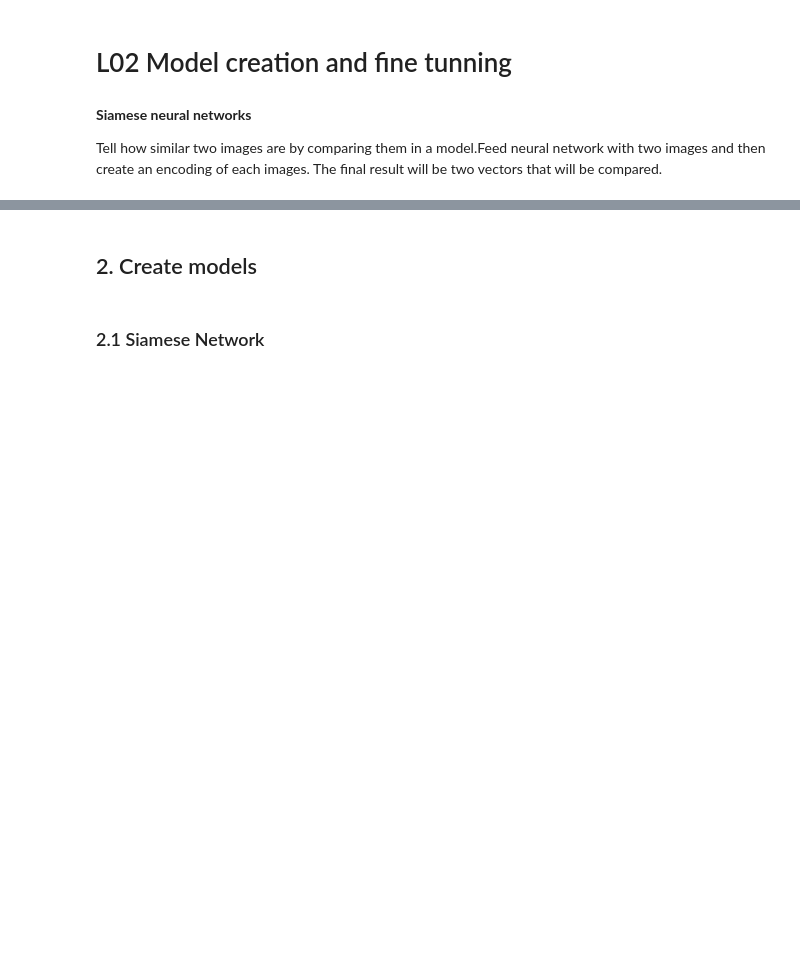
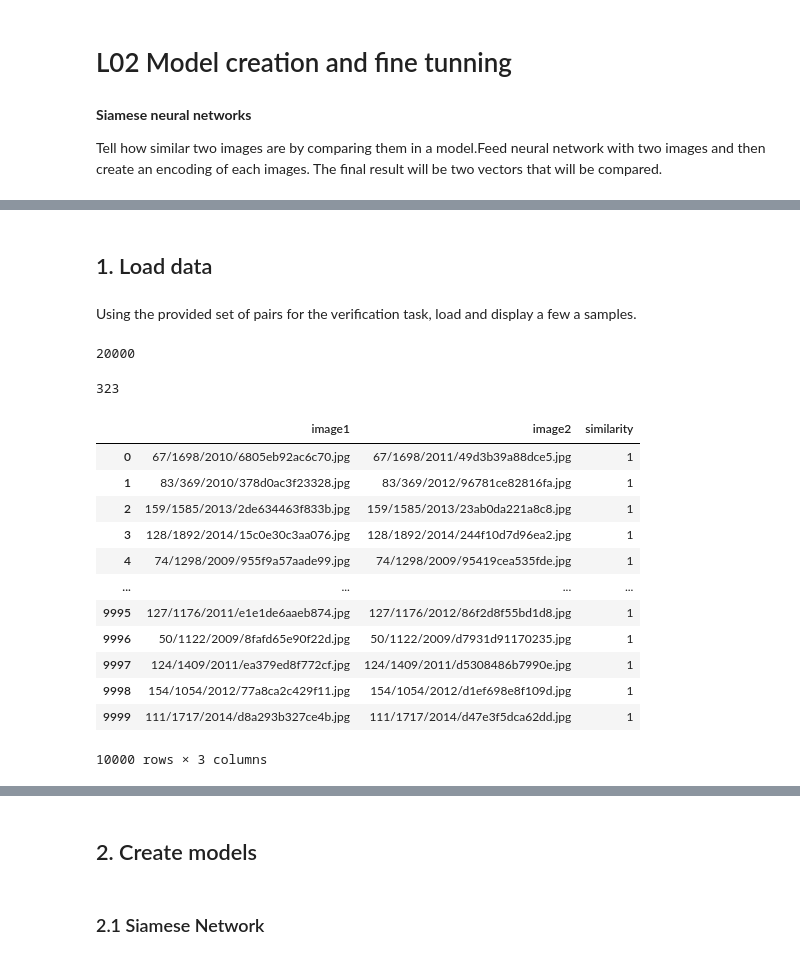
Before and after one commit to StefanoMeAn/Cars-classification-and-verification, a Jupyter notebook: L02_ModelCreation.ipynb, the cells around one changed output, grey strips where cells are left out. Cells and saved outputs as stored; diff of their text form; code cells hidden in the pictures; blank space fills up the shorter version.

```diff
--- a/L02_ModelCreation.ipynb
+++ b/L02_ModelCreation.ipynb
@@ -12,0 +18,4 @@ import torch.nn.functional as F
+# %% [markdown]
+## 1. Load data
+# %% [markdown]
+Using the provided set of pairs for the verification task, load and display a few a samples.
@@ -12,0 +30,24 @@ import torch.nn.functional as F
+# %%
+len(PAIRS_EASY)
+# %% [output]
+20000
+# %%
+np.random.randint(0, 1000)
+# %% [output]
+323
+# %%
+similar_pairs
+# %% [output]
+|  | image1 | image2 | similarity |
+| 0 | 67/1698/2010/6805eb92ac6c70.jpg | 67/1698/2011/49d3b39a88dce5.jpg | 1 |
+| 1 | 83/369/2010/378d0ac3f23328.jpg | 83/369/2012/96781ce82816fa.jpg | 1 |
+| 2 | 159/1585/2013/2de634463f833b.jpg | 159/1585/2013/23ab0da221a8c8.jpg | 1 |
+| 3 | 128/1892/2014/15c0e30c3aa076.jpg | 128/1892/2014/244f10d7d96ea2.jpg | 1 |
+| 4 | 74/1298/2009/955f9a57aade99.jpg | 74/1298/2009/95419cea535fde.jpg | 1 |
+| ... | ... | ... | ... |
+| 9995 | 127/1176/2011/e1e1de6aaeb874.jpg | 127/1176/2012/86f2d8f55bd1d8.jpg | 1 |
+| 9996 | 50/1122/2009/8fafd65e90f22d.jpg | 50/1122/2009/d7931d91170235.jpg | 1 |
+| 9997 | 124/1409/2011/ea379ed8f772cf.jpg | 124/1409/2011/d5308486b7990e.jpg | 1 |
+| 9998 | 154/1054/2012/77a8ca2c429f11.jpg | 154/1054/2012/d1ef698e8f109d.jpg | 1 |
+| 9999 | 111/1717/2014/d8a293b327ce4b.jpg | 111/1717/2014/d47e3f5dca62dd.jpg | 1 |
+10000 rows × 3 columns
```
Also changed, not shown: parts of 4 cells of this notebook, 1 other file.
